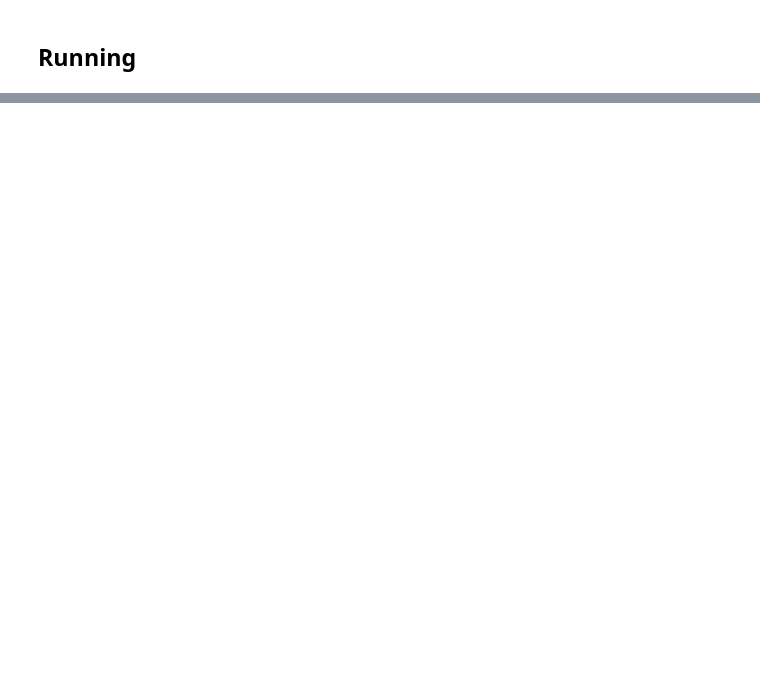
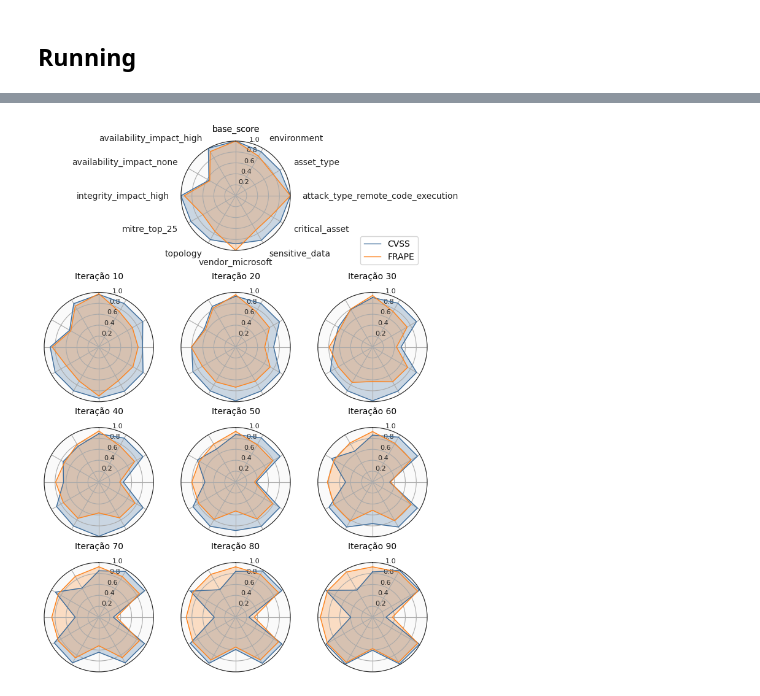
Before and after one commit to rodrigoparente/cvefixes-simulator, a Jupyter notebook: ipynb/Stats Analysis -- Radar chart.ipynb, the cells around one changed output, grey strips where cells are left out. Saved outputs shown, nothing was run; the diff lists cells and outputs as text; code cells hidden in the pictures; blank space fills up the shorter version.

```diff
--- a/ipynb/Stats Analysis -- Radar chart.ipynb
+++ b/ipynb/Stats Analysis -- Radar chart.ipynb
@@ -253,0 +316,13 @@ def print_graphs(cvss_stats, frape_stats, draw_title=True, save_fig=True):
+# %%
+feature_importances = {name: [] for name in COLUMNS}
+
+cvss_base_severity = list()
+cvss_risk_score = list()
+
+frape_base_severity = list()
+frape_risk_score = list()
+
+cvss_abs_values = pd.DataFrame(columns=COLUMNS)
+frape_abs_values = pd.DataFrame(columns=COLUMNS)
+
+occurrences = 0
@@ -300,0 +409,4 @@ print_line_graph(cvss_stats, frape_stats, limit=80, draw_title=False, ratio=Fals
+# %%
+print_polar_graphs(cvss_abs_values, frape_abs_values)
+# %% [output]
+[figure, added]
```
Also changed, not shown: parts of 33 cells of this notebook.
